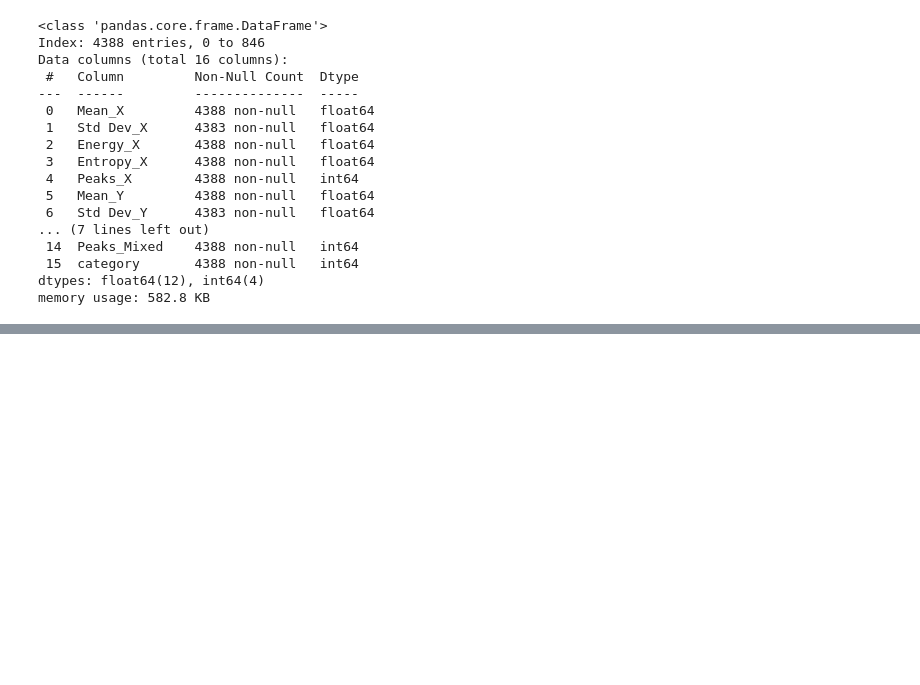
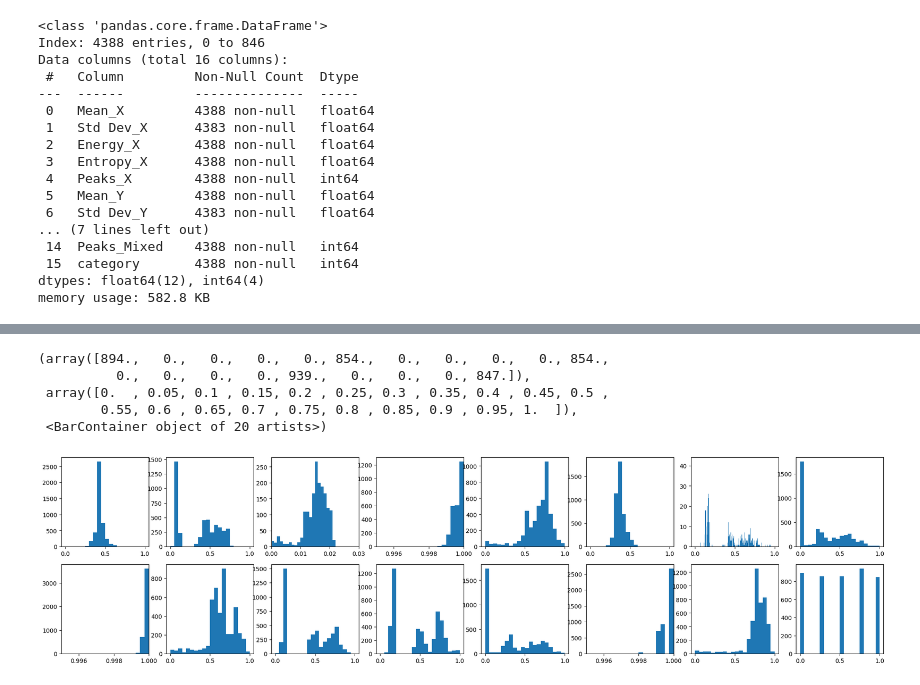
Before and after one commit to cepdnaclk/e19-co544-Hand-Tremor-Based-Biometric-Recognition, a Jupyter notebook: code/feature_all.ipynb, the cells around one changed output, grey strips where cells are left out. Drawn from its saved outputs; the diff is of its cells as text; code cells hidden in the pictures; blank space fills up the shorter version.

```diff
--- a/code/feature_all.ipynb
+++ b/code/feature_all.ipynb
@@ -111,0 +121,37 @@ memory usage: 582.8 KB
+# %%
+from sklearn.preprocessing import StandardScaler, MinMaxScaler
+
+fig, axs = plt.subplots(2, 8, figsize=(25, 6))
+X = np.array(combined_df)
+
+stdScale = MinMaxScaler(feature_range=(0,1))
+X = (stdScale.fit_transform(X))
+
+axs[0][0].hist(X[:,0], bins = 20)
+
+axs[0][1].hist(X[:,1], bins = 20)
+axs[0][2].hist(X[:,2], bins = 1000)
+axs[0][2].set_xlim(0,0.03)
+axs[0][3].hist(X[:,3], bins = 4000)
+axs[0][3].set_xlim(0.995,1)
+axs[0][4].hist(X[:,4], bins = 20)
+axs[0][5].hist(X[:,5], bins = 20)
+axs[0][6].hist(X[:,6], bins = 2000)
+axs[0][7].hist(X[:,7], bins = 20)
+axs[1][0].hist(X[:,8], bins = 4000)
+axs[1][0].set_xlim(0.995,1)
+axs[1][1].hist(X[:,9], bins = 20)
+axs[1][2].hist(X[:,10], bins = 20)
+axs[1][3].hist(X[:,11], bins = 20)
+axs[1][4].hist(X[:,12], bins = 20)
+axs[1][5].hist(X[:,13], bins = 4000)
+axs[1][5].set_xlim(0.995,1)
+axs[1][6].hist(X[:,14], bins = 20)
+axs[1][7].hist(X[:,15], bins = 20)
+# %% [output]
+(array([894.,   0.,   0.,   0.,   0., 854.,   0.,   0.,   0.,   0., 854.,
+          0.,   0.,   0.,   0., 939.,   0.,   0.,   0., 847.]),
+ array([0.  , 0.05, 0.1 , 0.15, 0.2 , 0.25, 0.3 , 0.35, 0.4 , 0.45, 0.5 ,
+        0.55, 0.6 , 0.65, 0.7 , 0.75, 0.8 , 0.85, 0.9 , 0.95, 1.  ]),
+ <BarContainer object of 20 artists>)
+[figure, added]
```
Also changed, not shown: parts of 2 cells of this notebook, 4 other files.
